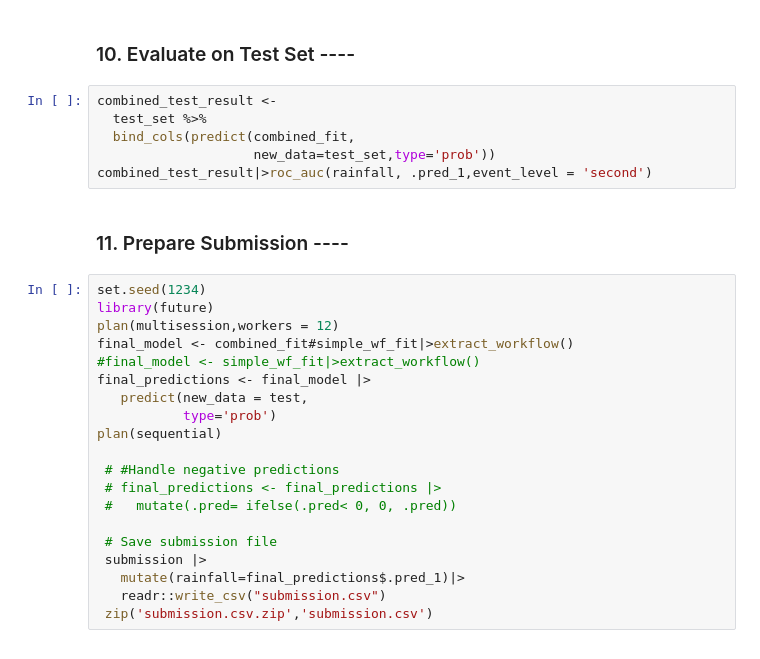
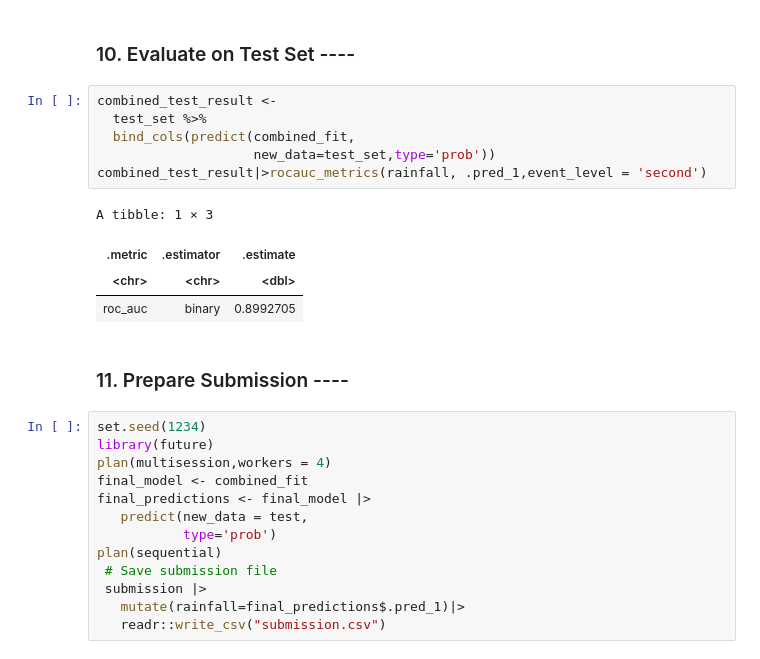
Before and after one commit to Wang-Yong2018/kaggle_s5e3_rainfall_prediction, a Jupyter notebook: rainfall_roc_auc_workflow.ipynb, the cells around one changed output. Drawn from its saved outputs; the diff is of its cells as text.

```diff
--- a/rainfall_roc_auc_workflow.ipynb
+++ b/rainfall_roc_auc_workflow.ipynb
@@ -466,28 +483,26 @@ autoplot(combined_fit)
 # %%
 combined_test_result <-
   test_set %>%
   bind_cols(predict(combined_fit,
                     new_data=test_set,type='prob'))
-combined_test_result|>roc_auc(rainfall, .pred_1,event_level = 'second')
+combined_test_result|>rocauc_metrics(rainfall, .pred_1,event_level = 'second')
+# %% [output]
+A tibble: 1 × 3
+| .metric | .estimator | .estimate |
+| <chr> | <chr> | <dbl> |
+| roc_auc | binary | 0.8992705 |
 # %% [markdown]
 ### 11. Prepare Submission ----
 # %%
 set.seed(1234)
 library(future)
-plan(multisession,workers = 12)
-final_model <- combined_fit#simple_wf_fit|>extract_workflow()
-#final_model <- simple_wf_fit|>extract_workflow()
+plan(multisession,workers = 4)
+final_model <- combined_fit
 final_predictions <- final_model |>
    predict(new_data = test,
            type='prob')
 plan(sequential)
-
- # #Handle negative predictions
- # final_predictions <- final_predictions |>
- #   mutate(.pred= ifelse(.pred< 0, 0, .pred))
-
  # Save submission file
  submission |>
    mutate(rainfall=final_predictions$.pred_1)|>
    readr::write_csv("submission.csv")
- zip('submission.csv.zip','submission.csv')
```
Also changed, not shown: parts of 22 cells of this notebook, 2 other files.
